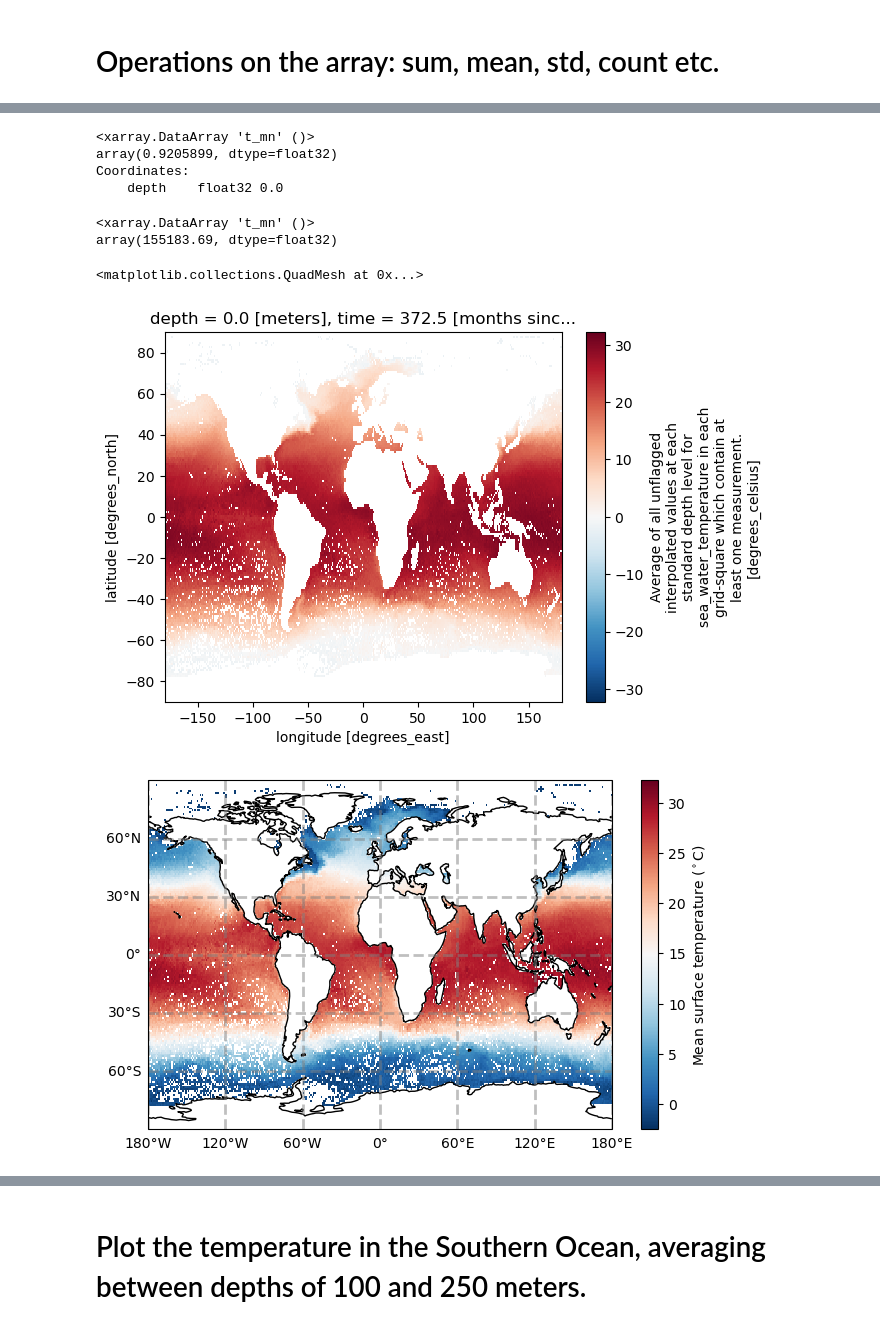
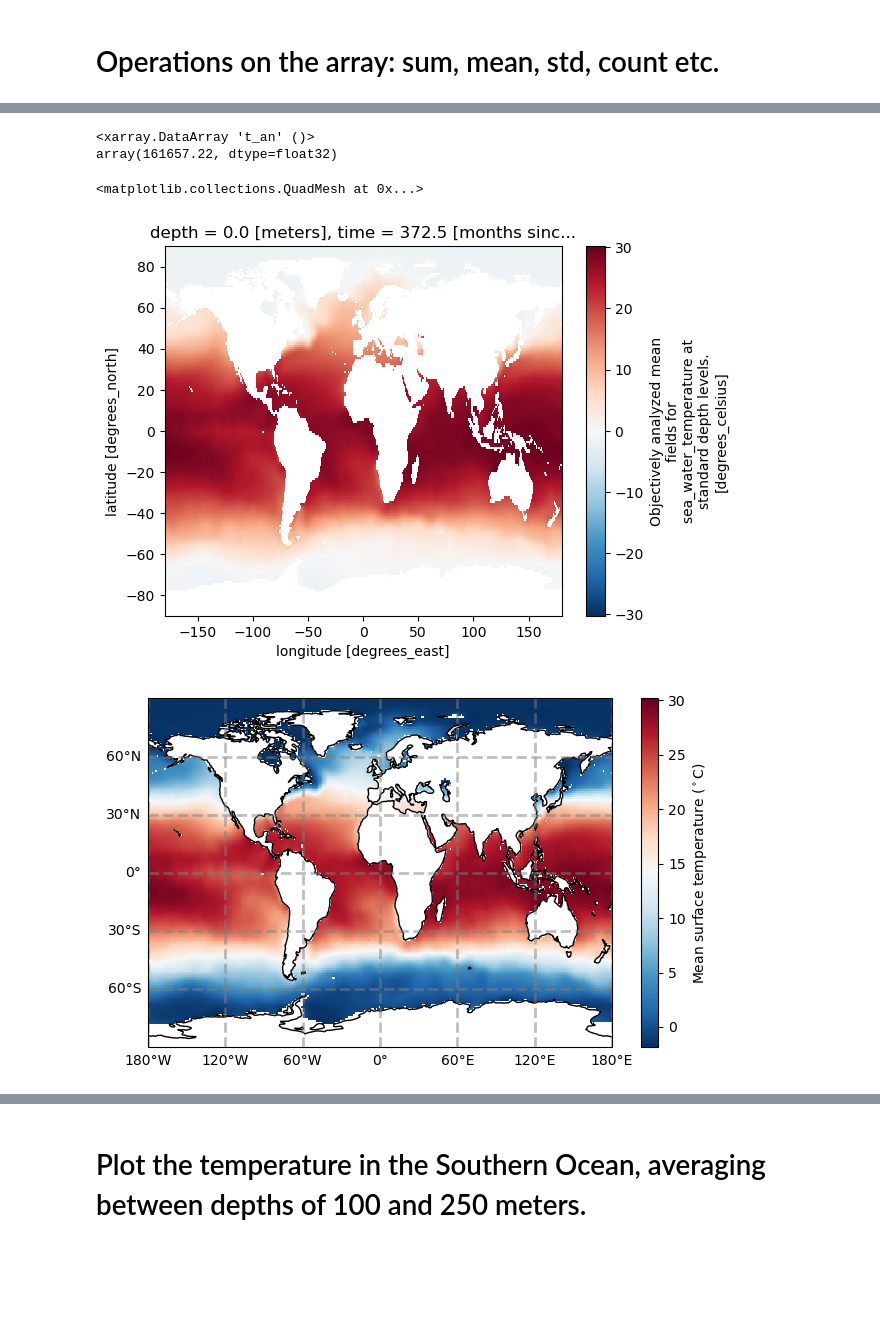
Before and after one commit to adityarn/PythonWorkshopNCPOR, a Jupyter notebook: 08_Xarray.ipynb, the cells around one changed output, grey strips where cells are left out. Cells and saved outputs as stored; diff of their text form; code cells hidden in the pictures; blank space fills up the shorter version.

```diff
--- a/08_Xarray.ipynb
+++ b/08_Xarray.ipynb
@@ -181,20 +186,13 @@ woaT["t_mn"].isel(time=0).sel(lon = slice(80, 99), lat = slice(7, 25)).sel(depth
 # %%
-woaT["t_mn"].sel(lon = slice(80, 99), lat = slice(7, 25)).sel(depth=0).std()
+woaT["t_an"].sel(lon = slice(80, 99), lat = slice(7, 25)).sum()
 # %% [output]
-<xarray.DataArray 't_mn' ()>
-array(0.9205899, dtype=float32)
-Coordinates:
-    depth    float32 0.0
+<xarray.DataArray 't_an' ()>
+array(161657.22, dtype=float32)
-# %%
-woaT["t_mn"].sel(lon = slice(80, 99), lat = slice(7, 25)).sum()
-# %% [output]
-<xarray.DataArray 't_mn' ()>
-array(155183.69, dtype=float32)
 # %%
-woaT.t_mn.isel(time =0, depth=0).plot()
+woaT.t_an.isel(time =0, depth=0).plot()
 # %% [output]
 <matplotlib.collections.QuadMesh at 0x...>
-[figure, old version]
+[figure, new version]
 # %%
 import matplotlib.ticker as mticker
 from cartopy.mpl.gridliner import LONGITUDE_FORMATTER, LATITUDE_FORMATTER
@@ -203,7 +201,7 @@ import numpy as np
 plt.figure(figsize = (190/25.4, 0.5*230/25.4))
 mapax = plt.subplot(projection = ccrs.PlateCarree())
 
-CF = mapax.pcolormesh(woaT.lon, woaT.lat, woaT.t_mn.isel(time =0, depth=0), cmap="RdBu_r")
+CF = mapax.pcolormesh(woaT.lon, woaT.lat, woaT.t_an.isel(time =0, depth=0), cmap="RdBu_r")
 
 mapax.coastlines()
 mapax.set_aspect("auto")
@@ -222,5 +220,5 @@ gl.yformatter = LATITUDE_FORMATTER
 cbar = plt.colorbar(CF, ax=mapax)
 cbar.set_label("Mean surface temperature ($^\circ$C)")
 # %% [output]
-[figure, old version]
+[figure, new version]
 # %%
```
Also changed, not shown: parts of 38 cells of this notebook, 2 other files.
